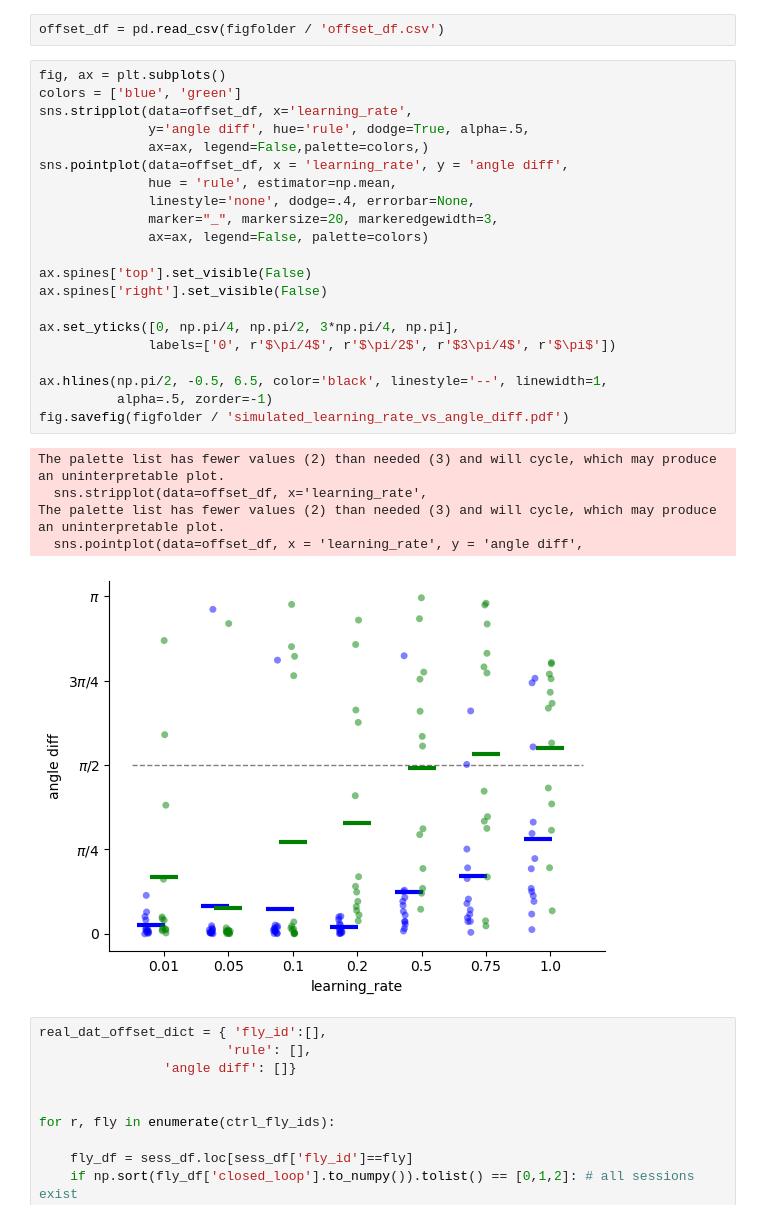
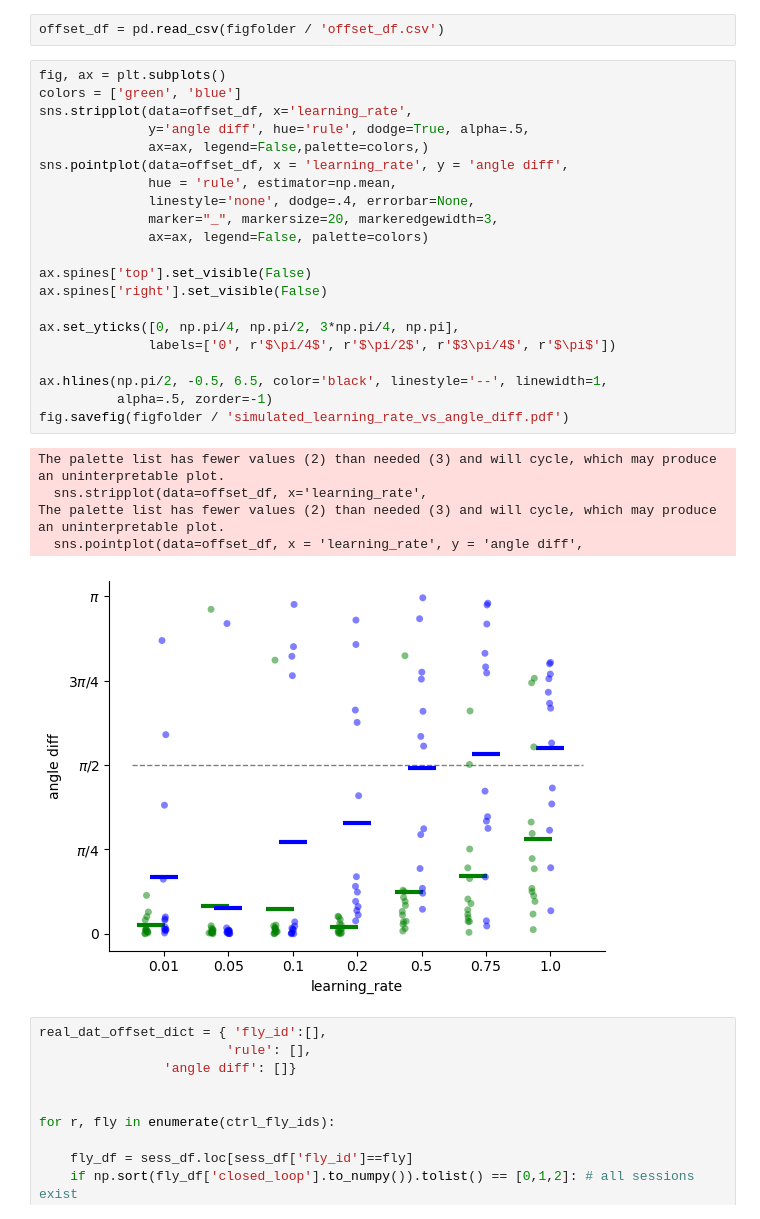
Before and after one commit to yfisher-lab/NeuromodPlasticity, a Jupyter notebook: NeuromodPlasticity/figures/presynaptic_gating/modeling_figs.ipynb, the cells around one changed output. Saved outputs shown, nothing was run; the diff lists cells and outputs as text.

```diff
--- a/NeuromodPlasticity/figures/presynaptic_gating/modeling_figs.ipynb
+++ b/NeuromodPlasticity/figures/presynaptic_gating/modeling_figs.ipynb
@@ -126,31 +120,31 @@ offset_df.to_csv(figfolder / 'offset_df.csv', index=False)
 offset_df = pd.read_csv(figfolder / 'offset_df.csv')
 # %%
 fig, ax = plt.subplots()
-colors = ['blue', 'green']
+colors = ['green', 'blue']
 sns.stripplot(data=offset_df, x='learning_rate',
               y='angle diff', hue='rule', dodge=True, alpha=.5,
               ax=ax, legend=False,palette=colors,)
 sns.pointplot(data=offset_df, x = 'learning_rate', y = 'angle diff',
               hue = 'rule', estimator=np.mean,
               linestyle='none', dodge=.4, errorbar=None,
               marker="_", markersize=20, markeredgewidth=3,
               ax=ax, legend=False, palette=colors)
 
 ax.spines['top'].set_visible(False)
 ax.spines['right'].set_visible(False)
 
 ax.set_yticks([0, np.pi/4, np.pi/2, 3*np.pi/4, np.pi],
               labels=['0', r'$\pi/4$', r'$\pi/2$', r'$3\pi/4$', r'$\pi$'])
 
 ax.hlines(np.pi/2, -0.5, 6.5, color='black', linestyle='--', linewidth=1,
           alpha=.5, zorder=-1)
 fig.savefig(figfolder / 'simulated_learning_rate_vs_angle_diff.pdf')
 # %% [output]
 The palette list has fewer values (2) than needed (3) and will cycle, which may produce an uninterpretable plot.
   sns.stripplot(data=offset_df, x='learning_rate',
 The palette list has fewer values (2) than needed (3) and will cycle, which may produce an uninterpretable plot.
   sns.pointplot(data=offset_df, x = 'learning_rate', y = 'angle diff',
-[figure, old version]
+[figure, new version]
 # %%
 real_dat_offset_dict = { 'fly_id':[],
                         'rule': [],
```
Also changed, not shown: parts of 3 cells of this notebook, 3 other files.
